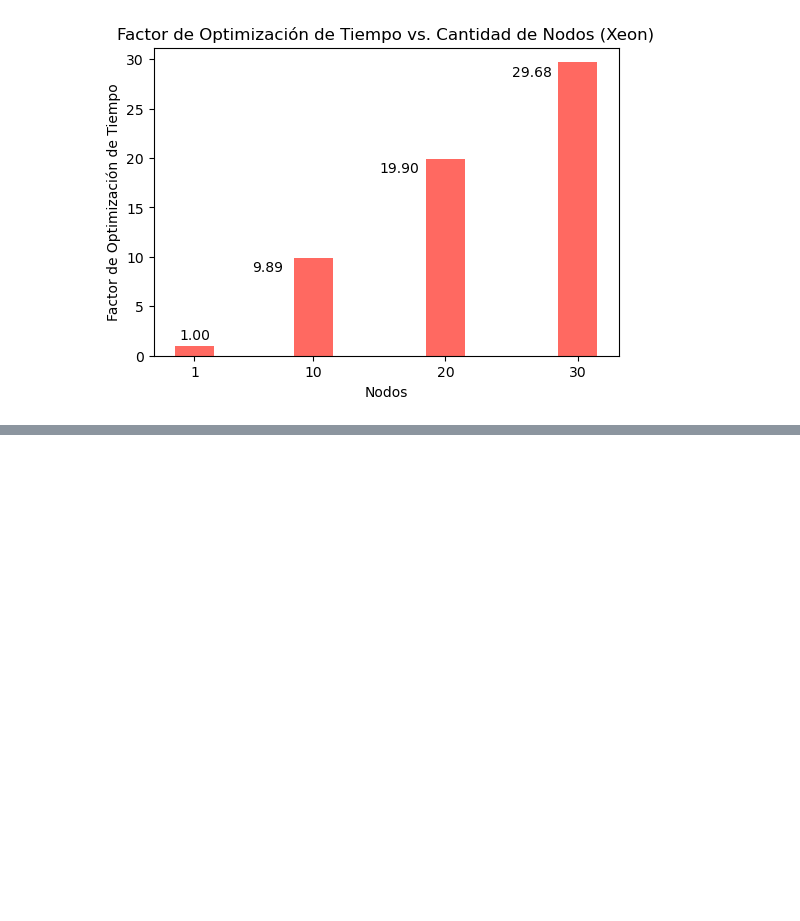
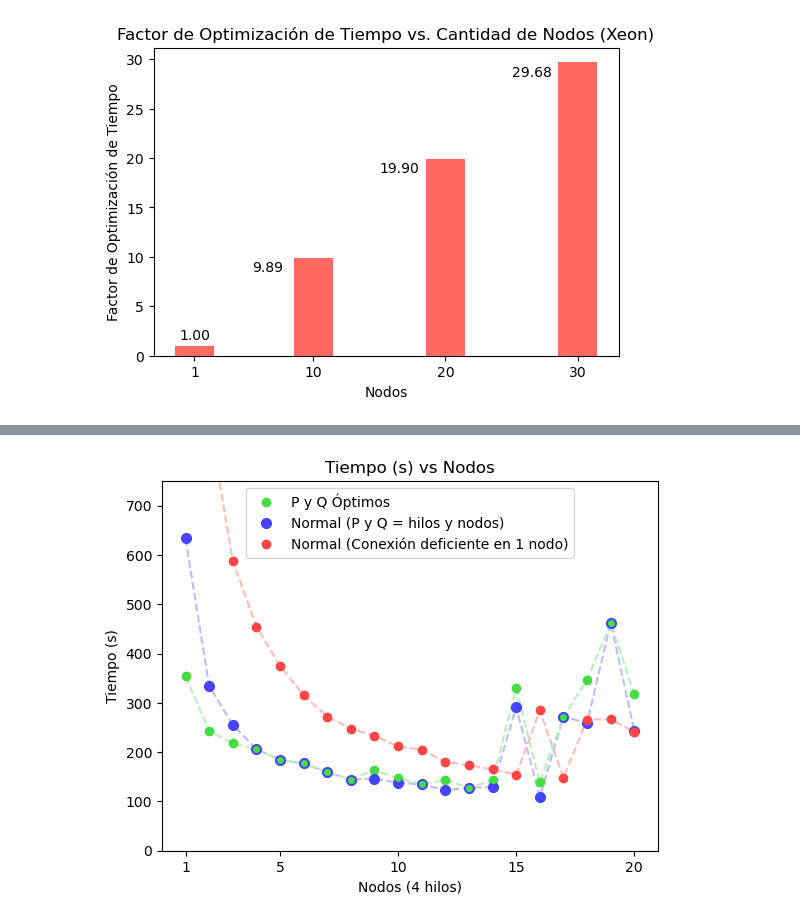
Before and after one commit to nijamaDev/Tesis-Jurgen, a Jupyter notebook: Tesis Jürgen/Graphics.ipynb, the cells around one changed output, grey strips where cells are left out. Cells and saved outputs as stored; diff of their text form; code cells hidden in the pictures; blank space fills up the shorter version.

```diff
--- a/Tesis Jürgen/Graphics.ipynb
+++ b/Tesis Jürgen/Graphics.ipynb
@@ -137,0 +243,61 @@ plt.show()
+# %%
+import numpy as np
+import matplotlib.pyplot as plt
+from scipy.interpolate import make_interp_spline
+
+nodos = list(range(1, 21))
+tareas_por_nodo = 4
+tiempo = [1949.51, 872.24, 588.31, 454.89, 375.38, 315.59, 272.35, 247.69, 233.20, 211.49, 205.22, 179.98, 173.37, 165.38, 154.25, 284.55, 147.61, 266.26, 266.62, 241.35]
+
+nodos_extra = list(range(1, 21))
+tiempo_extra = [633.87, 334.06, 255.94, 205.84, 184.57, 177.01, 159.65, 144.49, 146.02, 138.39, 134.47, 122.86, 128.06, 129.06, 291.20, 109.06, 271.88, 259.25, 462.81, 243.71]
+
+nodos_optimos = list(range(1, 21))
+tiempo_optimos = [354.06, 242.84, 218.53, 205.84, 184.57, 177.01, 159.65, 144.49, 164.13, 147.15, 134.47, 143.36, 128.06, 142.77, 329.28, 138.69, 271.88, 345.92, 462.81, 317.81]
+
+fig, ax1 = plt.subplots()
+
+color1 = '#ff4444'
+color1_dark = '#ffbbbb'
+color2 = '#4444ff'
+color2_dark = "#bbbbff"
+color3 = '#44dd44'
+color3_dark = "#bbeebb"
+ax1.set_xlabel('Nodos (4 hilos)')
+
+# Generate a dense set of x values for smooth plotting
+x_dense = np.linspace(1, 20, 300)
+
+ax1.set_ylabel('Tiempo (s)')
+
+# Perform spline interpolation for smooth curves
+#spline1 = make_interp_spline(nodos, gflops)
+#spline2 = make_interp_spline(nodos_extra, gflops_extra)
+#spline3 = make_interp_spline(nodos_optimos, gflops_optimos)
+
+#ax1.plot(x_dense, spline1(x_dense), color=color1_dark, linestyle='--')
+#ax1.plot(x_dense, spline2(x_dense), color=color2_dark, linestyle='--')
+#ax1.plot(x_dense, spline3(x_dense), color=color3_dark, linestyle='--')
+
+ax1.plot(nodos, tiempo, color=color1_dark, marker='', linestyle='--')
+ax1.plot(nodos_extra, tiempo_extra, color=color2_dark, marker='', linestyle='--')
+ax1.plot(nodos_optimos, tiempo_optimos, color=color3_dark, marker='', linestyle='--')
+
+ax1.plot(nodos_optimos, tiempo_optimos, color=color3, marker='o', markersize=6, linestyle='', label='P y Q Óptimos')
+ax1.plot(nodos_extra, tiempo_extra, color=color2, marker='o', markersize=7, linestyle='', label='Normal (P y Q = hilos y nodos)')
+ax1.plot(nodos_optimos, tiempo_optimos, color=color3, marker='o', markersize=4, linestyle='')
+ax1.plot(nodos, tiempo, color=color1, marker='o', linestyle='', label='Normal (Conexión deficiente en 1 nodo)')
+
+
+
+
+
+ax1.set_xticks([1,5,10,15,20])
+ax1.set_xlim([0, len(nodos)+1])
+ax1.set_ylim(0, 750)
+
+plt.title('Tiempo (s) vs Nodos')
+plt.legend(loc='upper center')
+plt.show()
+# %% [output]
+[figure, added]
```
Also changed, not shown: parts of 3 cells of this notebook, 2 other files.
